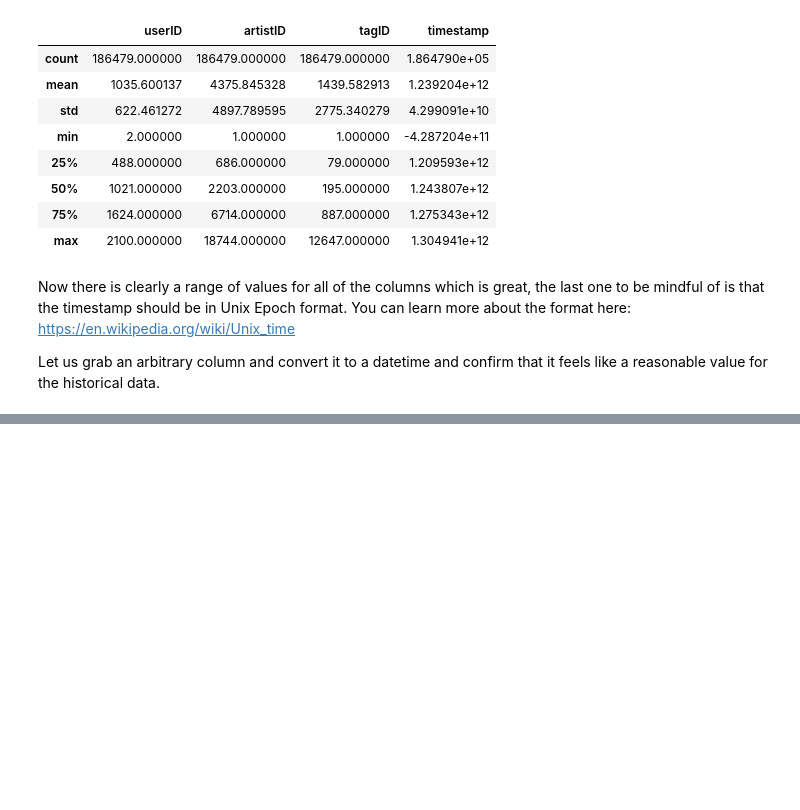
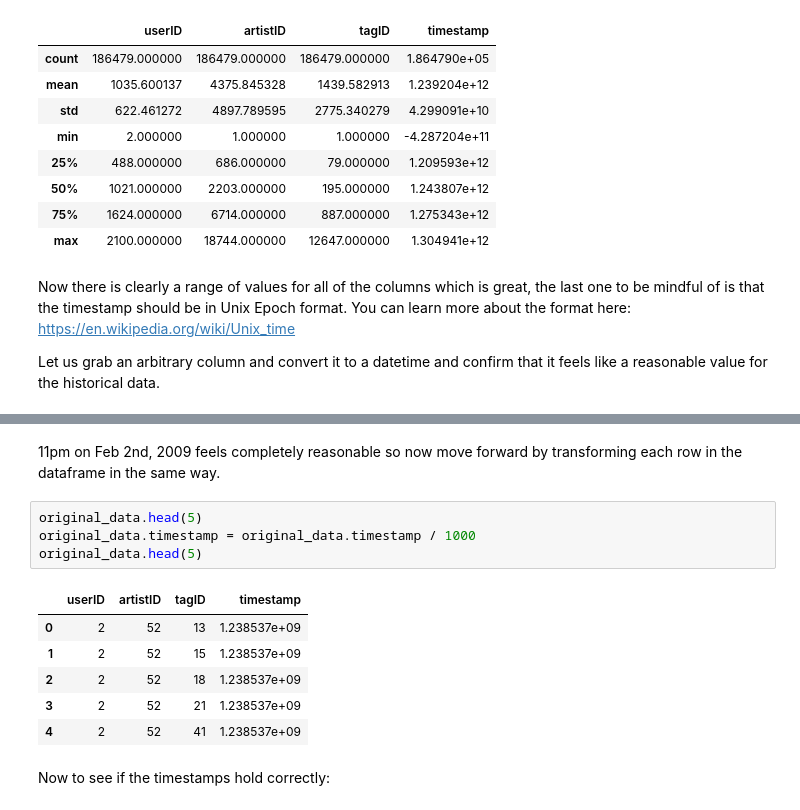
Before and after one commit to chrisking/PersonalizePOC, a Jupyter notebook: Validating_and_Importing_User_Item_Interaction_Data.ipynb, the cells around one changed output, grey strips where cells are left out. Drawn from its saved outputs; the diff is of its cells as text; blank space fills up the shorter version.

```diff
--- a/Validating_and_Importing_User_Item_Interaction_Data.ipynb
+++ b/Validating_and_Importing_User_Item_Interaction_Data.ipynb
@@ -269,3 +286,18 @@ Let us grab an arbitrary column and convert it to a datetime and confirm that it
+# %% [markdown]
+11pm on Feb 2nd, 2009 feels completely reasonable so now move forward by transforming each row in the dataframe in the same way.
+# %%
+original_data.head(5)
+original_data.timestamp = original_data.timestamp / 1000
+original_data.head(5)
+# %% [output]
+|  | userID | artistID | tagID | timestamp |
+| 0 | 2 | 52 | 13 | 1.238537e+09 |
+| 1 | 2 | 52 | 15 | 1.238537e+09 |
+| 2 | 2 | 52 | 18 | 1.238537e+09 |
+| 3 | 2 | 52 | 21 | 1.238537e+09 |
+| 4 | 2 | 52 | 41 | 1.238537e+09 |
+# %% [markdown]
+Now to see if the timestamps hold correctly:
 # %%
 arb_time_stamp = original_data.iloc[50]['timestamp']
 print(arb_time_stamp)
```
Also changed, not shown: parts of 47 cells of this notebook.
